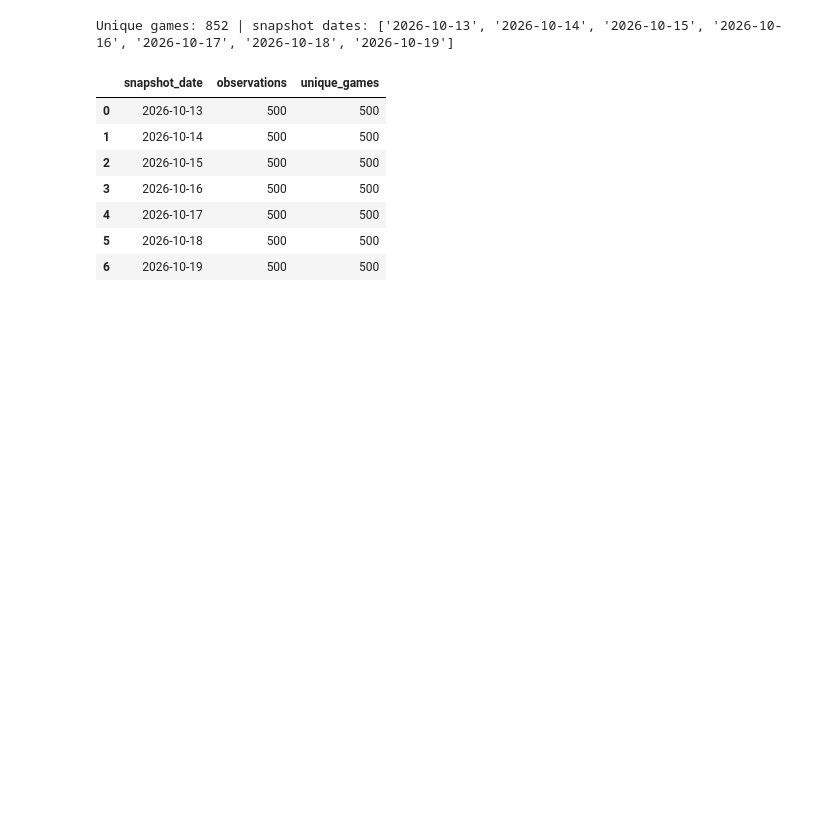
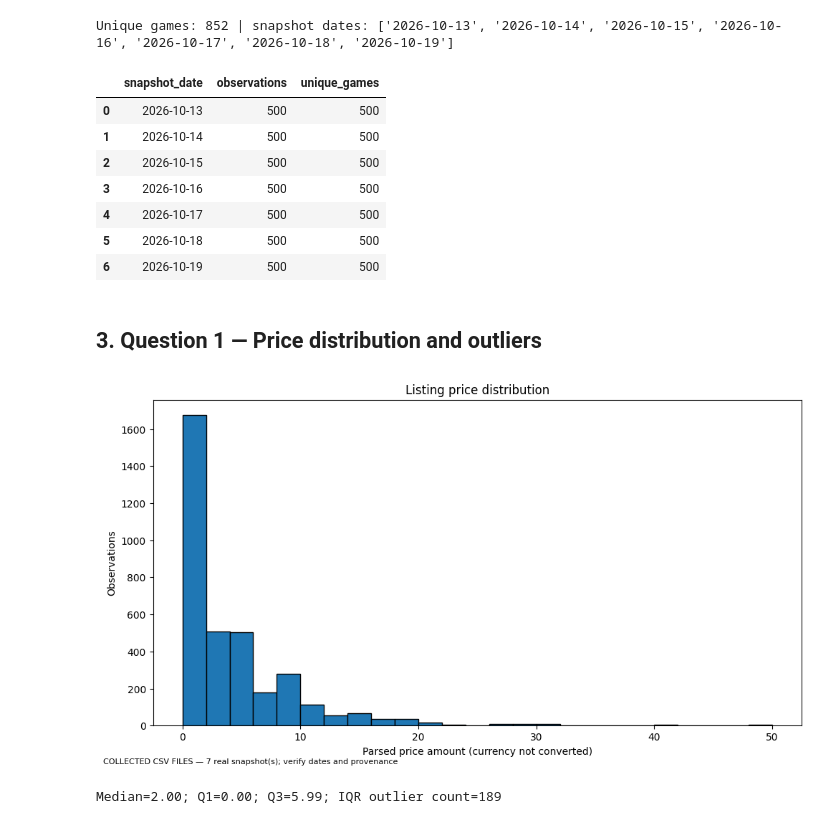
Before and after one commit to cherissaiteriteka32-netizen/Web_scraping_project, a Jupyter notebook: analysis.ipynb, the cells around one changed output. Drawn from its saved outputs; the diff is of its cells as text; code cells hidden in the pictures; blank space fills up the shorter version.

Commit message:
answered questions

```diff
--- a/analysis.ipynb
+++ b/analysis.ipynb
@@ -99,3 +99,15 @@ Unique games: 852 | snapshot dates: ['2026-10-13', '2026-10-14', '2026-10-15', '
 | 4 | 2026-10-17 | 500 | 500 |
 | 5 | 2026-10-18 | 500 | 500 |
 | 6 | 2026-10-19 | 500 | 500 |
+# %% [markdown]
+## 3. Question 1 — Price distribution and outliers
+# %%
+prices=df.loc[df.price_value.notna() & (df.price_value>=0),'price_value']
+if len(prices):
+ fig,ax=plt.subplots(); ax.hist(prices,bins=25,edgecolor='black'); ax.set(title='Listing price distribution',xlabel='Parsed price amount (currency not converted)',ylabel='Observations'); fig.text(.01,.01,DATA_MODE,fontsize=8); plt.tight_layout(); plt.show()
+ q1,q3=prices.quantile(.25),prices.quantile(.75); iqr=q3-q1; out=prices[(prices<q1-1.5*iqr)|(prices>q3+1.5*iqr)]
+ print(f'Median={prices.median():.2f}; Q1={q1:.2f}; Q3={q3:.2f}; IQR outlier count={len(out)}')
+else: print('No usable numeric prices.')
+# %% [output]
+[figure, added]
+Median=2.00; Q1=0.00; Q3=5.99; IQR outlier count=189
```
Also changed, not shown: parts of 6 cells of this notebook.
